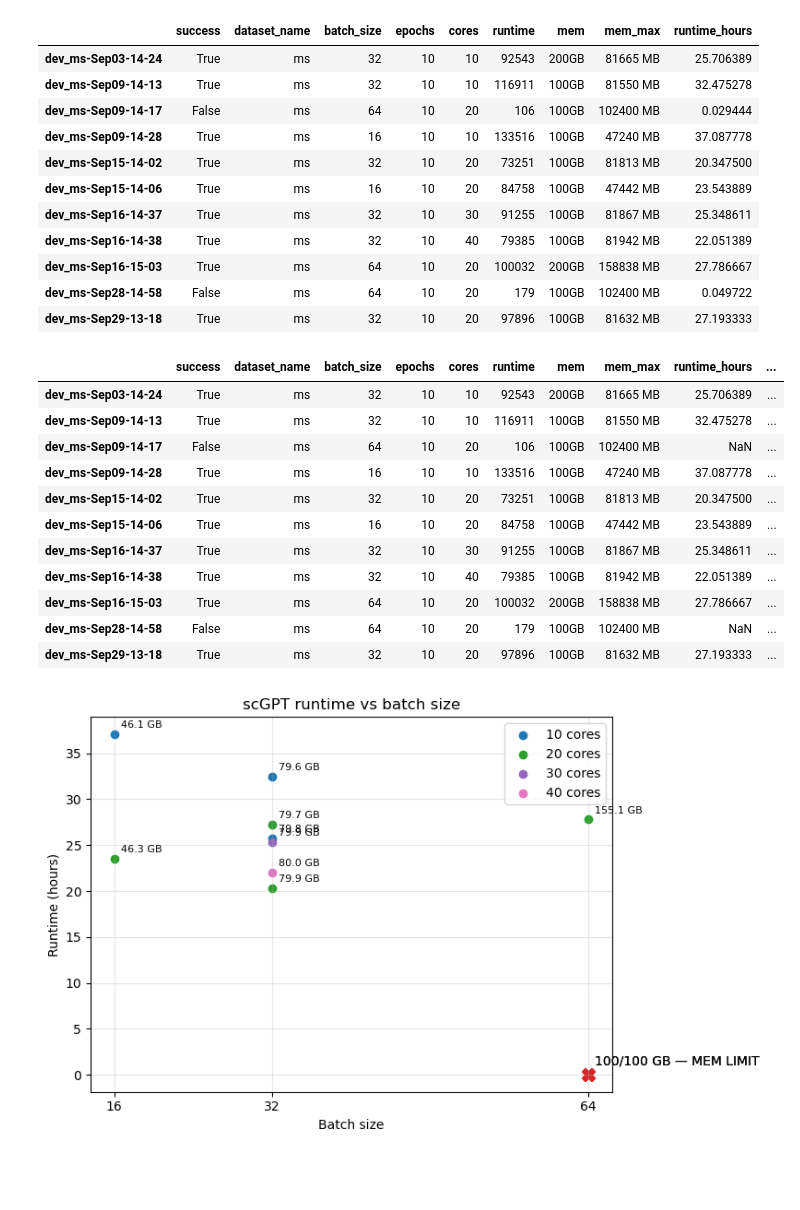
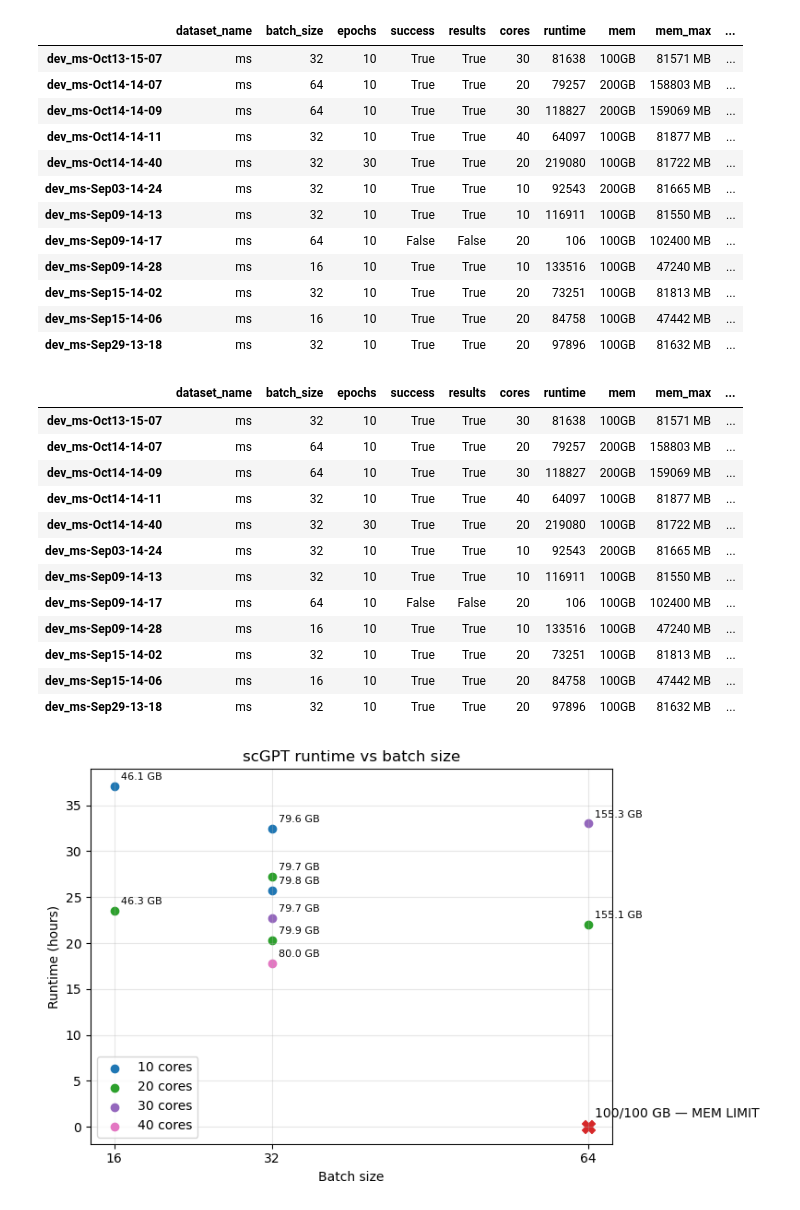
Before and after one commit to SelinaErnst/ClinicalBioinformatics_scGPT_annot_prj, a Jupyter notebook: experiment03-scGPT/scripts/04_job_efficiency.ipynb, the cells around one changed output. Saved outputs shown, nothing was run; the diff lists cells and outputs as text; code cells hidden in the pictures; blank space fills up the shorter version.

```diff
--- a/experiment03-scGPT/scripts/04_job_efficiency.ipynb
+++ b/experiment03-scGPT/scripts/04_job_efficiency.ipynb
@@ -104,7 +104,7 @@ def get_data_from_log(file_path):
         print(f"Error: The file '{file_path}' was not found. Please check the name.")
         return None
 # %%
-config_keys = ['success', 'dataset_name', 'batch_size', 'epochs', 'cores','runtime', 'mem', 'mem_max']
+config_keys = ['success', 'results', 'dataset_name', 'batch_size', 'epochs', 'cores','runtime', 'mem', 'mem_max']
 data = get_data_from_log(job_dir / 'scGPT_annotation_tutorial.out')
 job_runs_annotation = {}
 
@@ -112,6 +112,7 @@ for d in sorted(os.listdir(save_dir)):
     model_dir = save_dir / d
     model_config_file = model_dir / "args.json"
     model_log_file = model_dir / "run.log"
+    results_file = model_dir / "results.pkl"
     with open(model_config_file, "r") as f:
         model_configs = json.load(f)
     cpu = get_cpu_from_run_log(model_log_file)
@@ -124,6 +125,7 @@ for d in sorted(os.listdir(save_dir)):
             model_configs['mem'] = job['Mem Requested']
             model_configs['mem_max'] = job['Actual Max Memory Used']
             model_configs['success'] = job['Job Success']
+            model_configs['results'] = results_file.exists()
         except:
             print(f'{d} not in log files')
     job_runs_annotation[d] = {k:model_configs[k] for k in config_keys if k in model_configs}
@@ -164,21 +173,24 @@ job_runs = job_runs[~job_runs.runtime.isna()]
 # job_runs['success'] = job_runs['runtime'].astype(bool)
 job_runs['runtime'] = job_runs['runtime'].astype(int)
 job_runs["runtime_hours"] = job_runs["runtime"] / 3600
+job_runs.to_csv(experiment/'results'/'job_runs.csv')
 job_runs
 # %% [output]
-|  | success | dataset_name | batch_size | epochs | cores | runtime | mem | mem_max | runtime_hours |
-| dev_ms-Sep03-14-24 | True | ms | 32 | 10 | 10 | 92543 | 200GB | 81665 MB | 25.706389 |
-| dev_ms-Sep09-14-13 | True | ms | 32 | 10 | 10 | 116911 | 100GB | 81550 MB | 32.475278 |
-| dev_ms-Sep09-14-17 | False | ms | 64 | 10 | 20 | 106 | 100GB | 102400 MB | 0.029444 |
-| dev_ms-Sep09-14-28 | True | ms | 16 | 10 | 10 | 133516 | 100GB | 47240 MB | 37.087778 |
-| dev_ms-Sep15-14-02 | True | ms | 32 | 10 | 20 | 73251 | 100GB | 81813 MB | 20.347500 |
-| dev_ms-Sep15-14-06 | True | ms | 16 | 10 | 20 | 84758 | 100GB | 47442 MB | 23.543889 |
-| dev_ms-Sep16-14-37 | True | ms | 32 | 10 | 30 | 91255 | 100GB | 81867 MB | 25.348611 |
-| dev_ms-Sep16-14-38 | True | ms | 32 | 10 | 40 | 79385 | 100GB | 81942 MB | 22.051389 |
-| dev_ms-Sep16-15-03 | True | ms | 64 | 10 | 20 | 100032 | 200GB | 158838 MB | 27.786667 |
-| dev_ms-Sep28-14-58 | False | ms | 64 | 10 | 20 | 179 | 100GB | 102400 MB | 0.049722 |
-| dev_ms-Sep29-13-18 | True | ms | 32 | 10 | 20 | 97896 | 100GB | 81632 MB | 27.193333 |
+|  | dataset_name | batch_size | epochs | success | results | cores | runtime | mem | mem_max | ... |
+| dev_ms-Oct13-15-07 | ms | 32 | 10 | True | True | 30 | 81638 | 100GB | 81571 MB | ... |
+| dev_ms-Oct14-14-07 | ms | 64 | 10 | True | True | 20 | 79257 | 200GB | 158803 MB | ... |
+| dev_ms-Oct14-14-09 | ms | 64 | 10 | True | True | 30 | 118827 | 200GB | 159069 MB | ... |
+| dev_ms-Oct14-14-11 | ms | 32 | 10 | True | True | 40 | 64097 | 100GB | 81877 MB | ... |
+| dev_ms-Oct14-14-40 | ms | 32 | 30 | True | True | 20 | 219080 | 100GB | 81722 MB | ... |
+| dev_ms-Sep03-14-24 | ms | 32 | 10 | True | True | 10 | 92543 | 200GB | 81665 MB | ... |
+| dev_ms-Sep09-14-13 | ms | 32 | 10 | True | True | 10 | 116911 | 100GB | 81550 MB | ... |
+| dev_ms-Sep09-14-17 | ms | 64 | 10 | False | False | 20 | 106 | 100GB | 102400 MB | ... |
+| dev_ms-Sep09-14-28 | ms | 16 | 10 | True | True | 10 | 133516 | 100GB | 47240 MB | ... |
+| dev_ms-Sep15-14-02 | ms | 32 | 10 | True | True | 20 | 73251 | 100GB | 81813 MB | ... |
+| dev_ms-Sep15-14-06 | ms | 16 | 10 | True | True | 20 | 84758 | 100GB | 47442 MB | ... |
+| dev_ms-Sep29-13-18 | ms | 32 | 10 | True | True | 20 | 97896 | 100GB | 81632 MB | ... |
 # %%
+job_runs = job_runs[~(job_runs.success & ~job_runs.results)]
 job_runs["success"] = job_runs["success"].apply(
     lambda x: str(x).strip().lower() == "true"
 )
@@ -202,20 +214,21 @@ job_runs["mem_reached"] = (
 )
 job_runs
 # %% [output]
-|  | success | dataset_name | batch_size | epochs | cores | runtime | mem | mem_max | runtime_hours | ... |
-| dev_ms-Sep03-14-24 | True | ms | 32 | 10 | 10 | 92543 | 200GB | 81665 MB | 25.706389 | ... |
-| dev_ms-Sep09-14-13 | True | ms | 32 | 10 | 10 | 116911 | 100GB | 81550 MB | 32.475278 | ... |
-| dev_ms-Sep09-14-17 | False | ms | 64 | 10 | 20 | 106 | 100GB | 102400 MB | NaN | ... |
-| dev_ms-Sep09-14-28 | True | ms | 16 | 10 | 10 | 133516 | 100GB | 47240 MB | 37.087778 | ... |
-| dev_ms-Sep15-14-02 | True | ms | 32 | 10 | 20 | 73251 | 100GB | 81813 MB | 20.347500 | ... |
-| dev_ms-Sep15-14-06 | True | ms | 16 | 10 | 20 | 84758 | 100GB | 47442 MB | 23.543889 | ... |
-| dev_ms-Sep16-14-37 | True | ms | 32 | 10 | 30 | 91255 | 100GB | 81867 MB | 25.348611 | ... |
-| dev_ms-Sep16-14-38 | True | ms | 32 | 10 | 40 | 79385 | 100GB | 81942 MB | 22.051389 | ... |
-| dev_ms-Sep16-15-03 | True | ms | 64 | 10 | 20 | 100032 | 200GB | 158838 MB | 27.786667 | ... |
-| dev_ms-Sep28-14-58 | False | ms | 64 | 10 | 20 | 179 | 100GB | 102400 MB | NaN | ... |
-| dev_ms-Sep29-13-18 | True | ms | 32 | 10 | 20 | 97896 | 100GB | 81632 MB | 27.193333 | ... |
+|  | dataset_name | batch_size | epochs | success | results | cores | runtime | mem | mem_max | ... |
+| dev_ms-Oct13-15-07 | ms | 32 | 10 | True | True | 30 | 81638 | 100GB | 81571 MB | ... |
+| dev_ms-Oct14-14-07 | ms | 64 | 10 | True | True | 20 | 79257 | 200GB | 158803 MB | ... |
+| dev_ms-Oct14-14-09 | ms | 64 | 10 | True | True | 30 | 118827 | 200GB | 159069 MB | ... |
+| dev_ms-Oct14-14-11 | ms | 32 | 10 | True | True | 40 | 64097 | 100GB | 81877 MB | ... |
+| dev_ms-Oct14-14-40 | ms | 32 | 30 | True | True | 20 | 219080 | 100GB | 81722 MB | ... |
+| dev_ms-Sep03-14-24 | ms | 32 | 10 | True | True | 10 | 92543 | 200GB | 81665 MB | ... |
+| dev_ms-Sep09-14-13 | ms | 32 | 10 | True | True | 10 | 116911 | 100GB | 81550 MB | ... |
+| dev_ms-Sep09-14-17 | ms | 64 | 10 | False | False | 20 | 106 | 100GB | 102400 MB | ... |
+| dev_ms-Sep09-14-28 | ms | 16 | 10 | True | True | 10 | 133516 | 100GB | 47240 MB | ... |
+| dev_ms-Sep15-14-02 | ms | 32 | 10 | True | True | 20 | 73251 | 100GB | 81813 MB | ... |
+| dev_ms-Sep15-14-06 | ms | 16 | 10 | True | True | 20 | 84758 | 100GB | 47442 MB | ... |
+| dev_ms-Sep29-13-18 | ms | 32 | 10 | True | True | 20 | 97896 | 100GB | 81632 MB | ... |
 # %%
-df = job_runs
+df = job_runs.query('epochs == 10')
 fig, ax = plt.subplots(figsize=(8, 5))
 for cores, group in df.groupby("cores"):
     successful = group[group["success"]]
@@ -241,34 +254,34 @@ for cores, group in df.groupby("cores"):
 
     ax.scatter(
         failed["batch_size"],
         np.zeros(len(failed)),
         marker="X",
         s=100,
     )
 
     # Label failed runs
     for _, row in failed.iterrows():
         label = (
             f'{row["mem_max_gb"]:.0f}'
             + (f'/{row["mem_limit_gb"]:.0f} GB — MEM LIMIT' if row["mem_reached"] else "")
         )
         ax.annotate(
             label,
             (row["batch_size"], 0),
             xytext=(5, 8),
             textcoords="offset points",
         )
 ax.set_xlabel("Batch size")
 ax.set_ylabel("Runtime (hours)")
 ax.set_title("scGPT runtime vs batch size")
 ax.set_xticks(sorted(df["batch_size"].unique()))
 ax.legend()
 ax.grid(alpha=0.3)
 
 plt.tight_layout()
 plt.show()
 # %% [output]
-[figure, old version]
+[figure, new version]
 # %%
 for cores, group in df.groupby("cores"):
     failed = group[~group["success"]]
```
Also changed, not shown: parts of 3 cells of this notebook, 53 other files.
